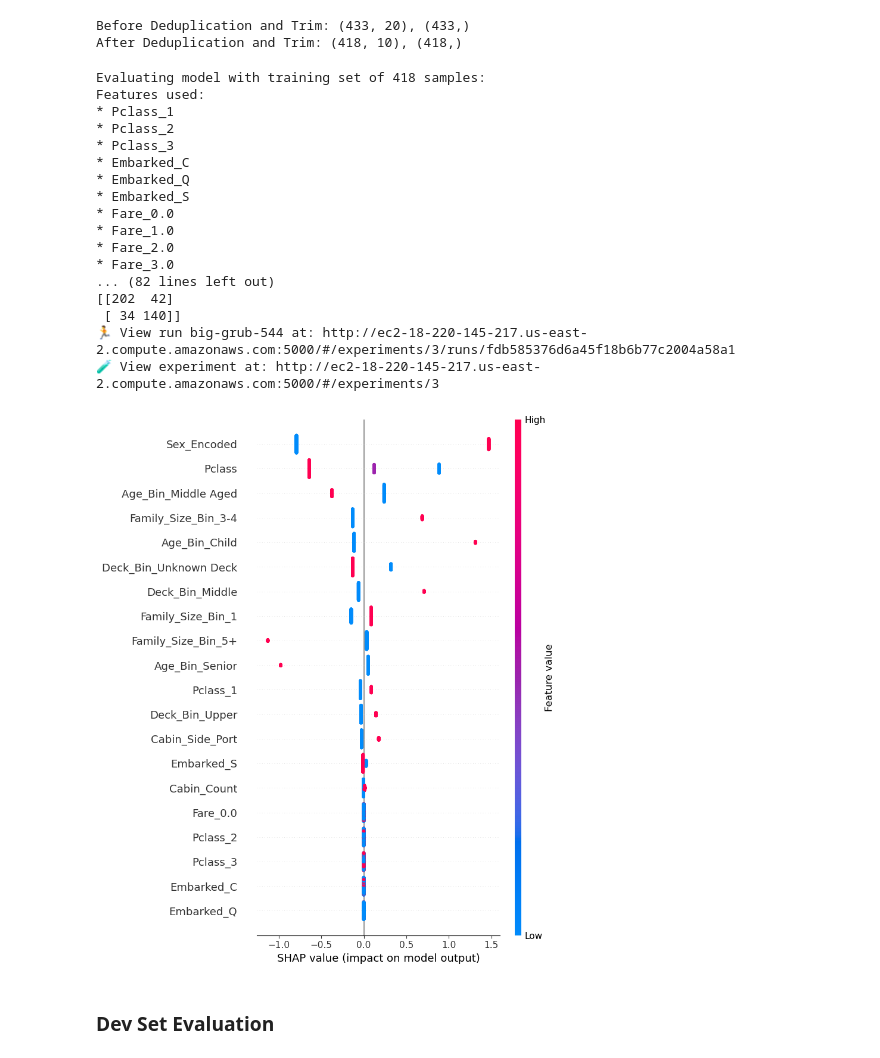
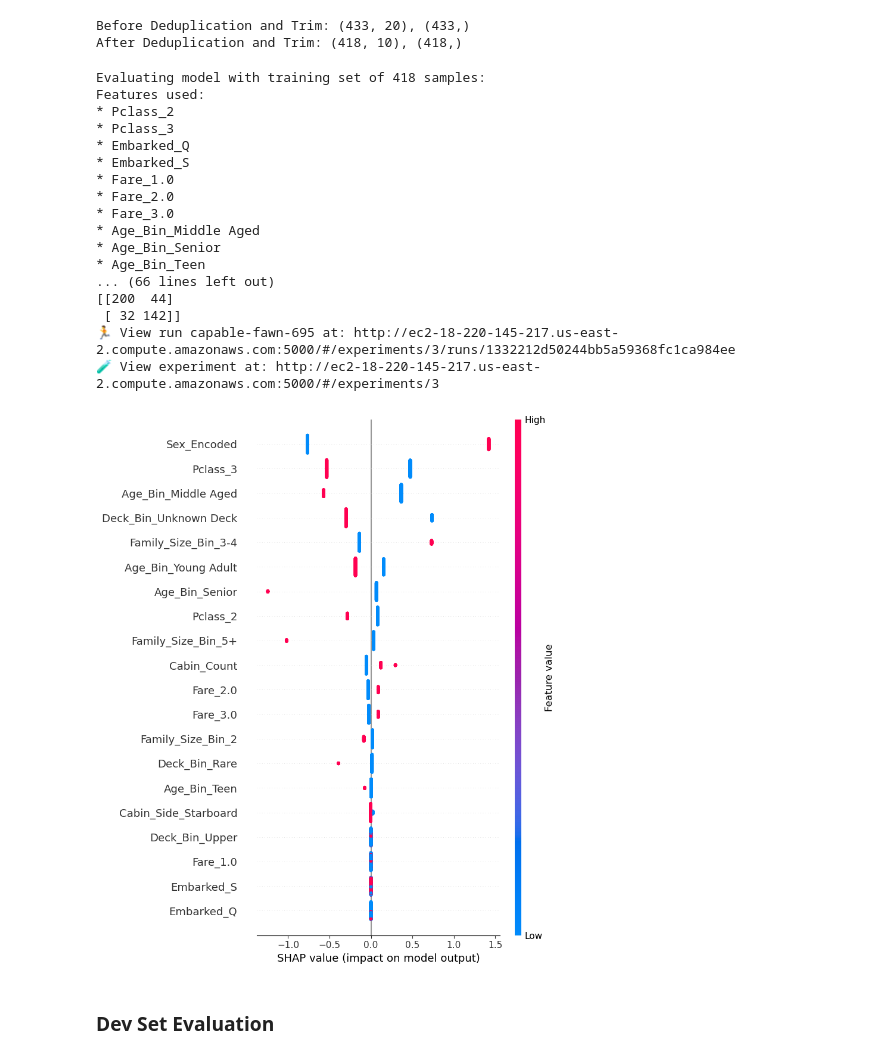
Before and after one commit to pt7481/titanic-ml-from-disaster, a Jupyter notebook: titanic_ml_from_disaster_abridged__paultongyoo.ipynb, the cells around one changed output. Saved outputs shown, nothing was run; the diff lists cells and outputs as text; code cells hidden in the pictures.

```diff
--- a/titanic_ml_from_disaster_abridged__paultongyoo.ipynb
+++ b/titanic_ml_from_disaster_abridged__paultongyoo.ipynb
@@ -752,8 +752,9 @@ class AgeBinner(BaseEstimator, TransformerMixin):
             labels=self.labels,
             right=self.right
         )
-        # return just the new column (or drop the old Age if you like)
-        return df[['Age_Bin']]
+        # Drop these columns to prevent them from being OHEC'd later
+        df.drop(columns=['Age', 'Pclass', 'Title', 'Sex_Encoded'], inplace=True)
+        return df
 
 class EmbarkedImputer(BaseEstimator, TransformerMixin):
     def __init__(self):
@@ -1008,8 +1003,7 @@ def get_feature_names_from_preprocessor(preprocessor, selected_features):
             if hasattr(transformer, 'named_steps'):
                 ohe = transformer.named_steps.get('ohe_age', None)
                 if ohe is not None and hasattr(ohe, 'get_feature_names_out'):
-                    # OneHotEncoder should receive ['Age_Bin'] from AgeBinner
-                    ohe_names = ohe.get_feature_names_out(['Age_Bin'])
+                    ohe_names = ohe.get_feature_names_out() # Intentionally pass None to default to ohe.feature_names_in_
                     feature_names.extend(ohe_names)
                 else:
                     # Fallback: assume Age_Bin categories
@@ -1056,7 +1049,7 @@ with mlflow.start_run():
             encode='ordinal',
             strategy='quantile'
         )),
-        ('ohe', OneHotEncoder(handle_unknown='ignore'))
+        ('ohe', OneHotEncoder(handle_unknown='ignore', drop='first'))
     ])
 
     bins = [0, 10, 17, 35, 55, 100]
@@ -1064,20 +1057,20 @@ with mlflow.start_run():
     age_pipeline = Pipeline([
         ('impute_age', AgeImputer()),
         ('bin_age',    AgeBinner(bins=bins, labels=labels)),
-        ('ohe_age',    OneHotEncoder(handle_unknown='ignore'))
+        ('ohe_age',    OneHotEncoder(handle_unknown='ignore', drop='first'))
     ])
 
     embarked_pipeline = Pipeline([
         ('impute_embarked', EmbarkedImputer()),
-        ('ohe_embarked',    OneHotEncoder(handle_unknown='ignore'))
+        ('ohe_embarked',    OneHotEncoder(handle_unknown='ignore', drop='first'))
     ])
 
     preprocessor = ColumnTransformer([
         ('embarked_imp_ohe', embarked_pipeline, ['Pclass', 'Embarked']),
         ('fare_log_ohe', fare_pipeline, ['Fare']),
         ('age_ohe', age_pipeline, ['Pclass', 'Title', 'Sex_Encoded', 'Age']),
-        ('scaler', StandardScaler(), [f for f in numeric_features(X_train_dedup, selected_features) if f not in ['Fare', 'Age']]),
-        ('onehot', OneHotEncoder(handle_unknown='ignore'), ohe_features)    # Intentionally not dropping first item to retain all categories
+        ('scaler', StandardScaler(), [f for f in numeric_features(X_train_dedup, selected_features) if f not in ['Fare', 'Age', 'Pclass']]),
+        ('onehot', OneHotEncoder(handle_unknown='ignore', drop='first'), ohe_features)
     ])
 
     default_model_params = {
@@ -1129,40 +1122,40 @@ with mlflow.start_run():
     print("Training accuracy:", training_acc)
     print("Training precision:", training_prec)
     print("Training recall:", training_rec)
     print("Training F1", training_f1)
 
     print("\nModel Coefficients:")
     coef_df = pd.DataFrame(pipeline.named_steps['classifier'].coef_.T, index=feature_names_after_preprocessing, columns=['Coefficient'])
     print(coef_df.sort_values(by='Coefficient', ascending=False))
     print()
 
     print("\nClassification Report:")
     print_diagnostics(y_train_dedup, y_pred)
 
     # Plot SHAP Summary
     X_train_dedup_processed = pipeline.named_steps['preprocessor'].transform(X_train_dedup)
     explainer = shap.LinearExplainer(pipeline.named_steps['classifier'], X_train_dedup_processed)
     shap_values = explainer.shap_values(X_train_dedup_processed)
     X_train_shap_df = pd.DataFrame(X_train_dedup_processed, columns=feature_names_after_preprocessing)
     shap.summary_plot(shap_values, X_train_shap_df, plot_type="dot", show=False)
 # %% [output]
 Evaluating model with training set of 418 samples:
 Features used:
-* Pclass_1
 * Pclass_2
 * Pclass_3
-* Embarked_C
 * Embarked_Q
 * Embarked_S
-* Fare_0.0
 * Fare_1.0
 * Fare_2.0
 * Fare_3.0
-... (82 lines left out)
-[[202  42]
- [ 34 140]]
-🏃 View run big-grub-544 at: http://ec2-18-220-145-217.us-east-2.compute.amazonaws.com:5000/#/experiments/3/runs/fdb585376d6a45f18b6b77c2004a58a1
+* Age_Bin_Middle Aged
+* Age_Bin_Senior
+* Age_Bin_Teen
+... (66 lines left out)
+[[200  44]
+ [ 32 142]]
+🏃 View run capable-fawn-695 at: http://ec2-18-220-145-217.us-east-2.compute.amazonaws.com:5000/#/experiments/3/runs/1332212d50244bb5a59368fc1ca984ee
 🧪 View experiment at: http://ec2-18-220-145-217.us-east-2.compute.amazonaws.com:5000/#/experiments/3
-[figure, old version]
+[figure, new version]
 # %% [markdown]
 ### Dev Set Evaluation
```
Also changed, not shown: parts of 13 cells of this notebook.
